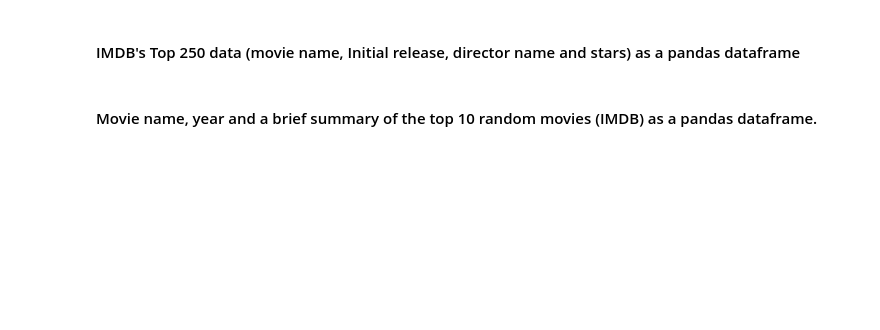
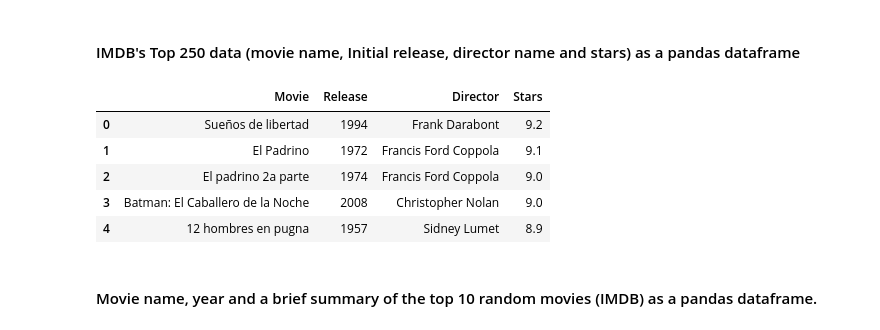
Before and after one commit to ta-data-mexpt/lab-web-scrapping, a Jupyter notebook: your-code/main.ipynb, the cells around one changed output. Cells and saved outputs as stored; diff of their text form; code cells hidden in the pictures; blank space fills up the shorter version.

```diff
--- a/your-code/main.ipynb
+++ b/your-code/main.ipynb
@@ -381,0 +405,22 @@ Total followers:52
+# %%
+#Better?
+#username= DfssafSdfsda try 0 followers
+username='goodbeanalt'
+url = 'https://twitter.com/'+username
+html=requests.get(url).content
+twi_soup=BeautifulSoup(html)
+try:
+    profile_info=twi_soup.select('.ProfileNav')[0]
+    for x in profile_info.find_all('a'):
+        try:
+            a=x.get('title')
+            if re.findall('Seguidores|Followers',a):
+                print(a)
+                status=1
+                break
+        except:
+            status=0
+    if not status:
+        print('0 Seguidores')
+except:
+    print('Account not found')
@@ -482,2 +541,11 @@ url = 'https://www.imdb.com/chart/top'
+# %%
+imdb_df.head()
+# %% [output]
+|  | Movie | Release | Director | Stars |
+| 0 | Sueños de libertad | 1994 | Frank Darabont | 9.2 |
+| 1 | El Padrino | 1972 | Francis Ford Coppola | 9.1 |
+| 2 | El padrino 2a parte | 1974 | Francis Ford Coppola | 9.0 |
+| 3 | Batman: El Caballero de la Noche | 2008 | Christopher Nolan | 9.0 |
+| 4 | 12 hombres en pugna | 1957 | Sidney Lumet | 8.9 |
 # %% [markdown]
 #### Movie name, year and a brief summary of the top 10 random movies (IMDB) as a pandas dataframe.
```
Also changed, not shown: parts of 39 cells of this notebook.
